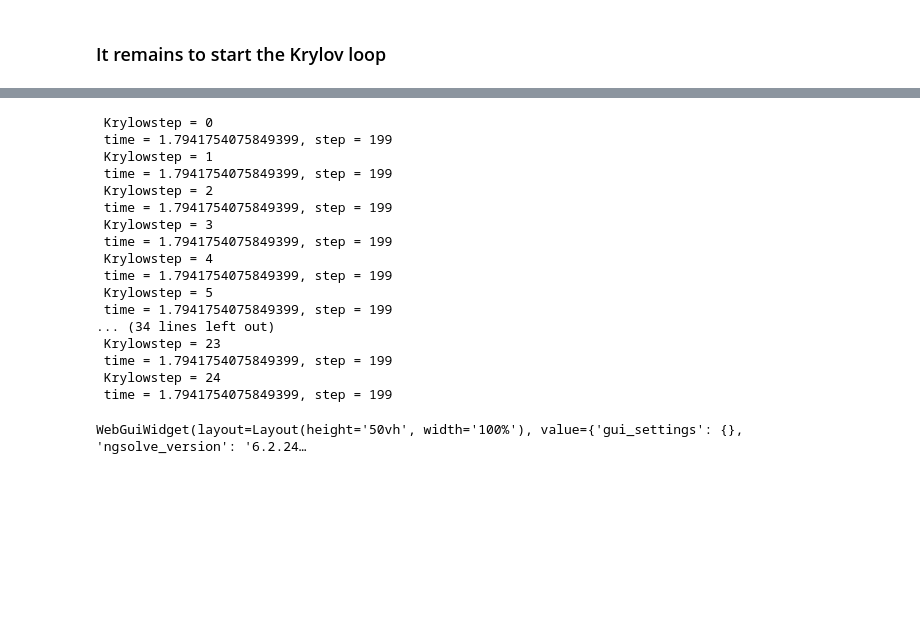
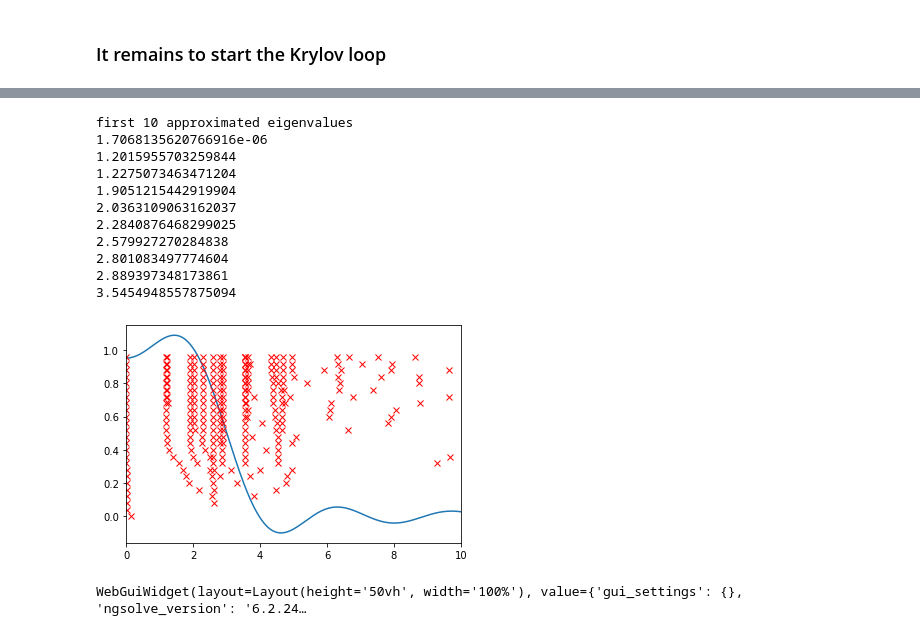
Before and after one commit to markuswess/td_evp, a Jupyter notebook: _sources/examples/dumbbell_td_evp.ipynb, the cells around one changed output, grey strips where cells are left out. Drawn from its saved outputs; the diff is of its cells as text; code cells hidden in the pictures; blank space fills up the shorter version.

```diff
--- a/_sources/examples/dumbbell_td_evp.ipynb
+++ b/_sources/examples/dumbbell_td_evp.ipynb
@@ -220,4 +220,9 @@ for i in range(maxsteps):
         lam = np.sqrt(np.abs(lam))
         for li in lam:
             pl.plot(li.real,1/maxsteps*i,'xr')
+
+
+print("first 10 approximated eigenvalues")
+for l in np.sort(lam)[:10]:
+    print(l)
 # %% [output]
@@ -226,20 +229,15 @@ for i in range(maxsteps):
- Krylowstep = 0
- time = 1.7941754075849399, step = 199
- Krylowstep = 1
- time = 1.7941754075849399, step = 199
- Krylowstep = 2
- time = 1.7941754075849399, step = 199
- Krylowstep = 3
- time = 1.7941754075849399, step = 199
- Krylowstep = 4
- time = 1.7941754075849399, step = 199
- Krylowstep = 5
- time = 1.7941754075849399, step = 199
-... (34 lines left out)
- Krylowstep = 23
- time = 1.7941754075849399, step = 199
- Krylowstep = 24
- time = 1.7941754075849399, step = 199
+first 10 approximated eigenvalues
+1.7068135620766916e-06
+1.2015955703259844
+1.2275073463471204
+1.9051215442919904
+2.0363109063162037
+2.2840876468299025
+2.579927270284838
+2.801083497774604
+2.889397348173861
+3.5454948557875094
+[figure, added]
 # %%
 eigf = (vecs*Matrix(v.real)).Evaluate()
 
```
Also changed, not shown: parts of 5 cells of this notebook, 13 other files.
